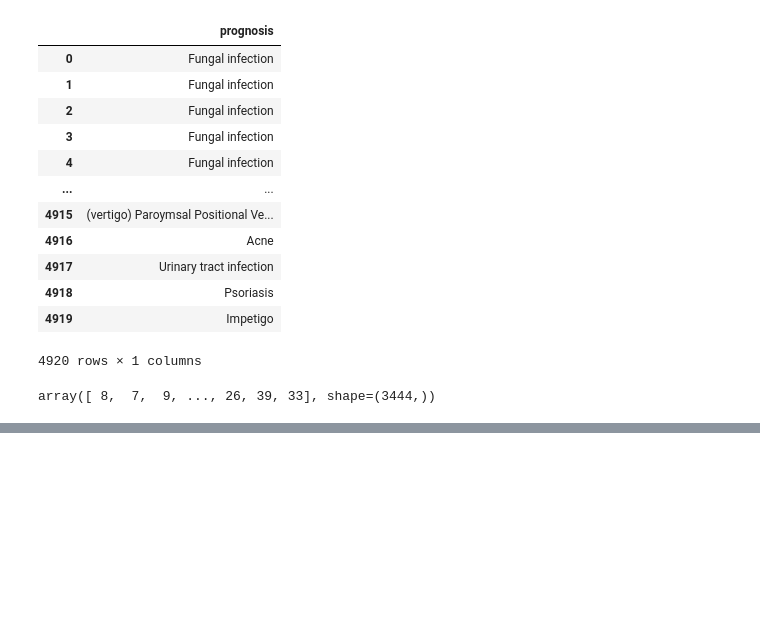
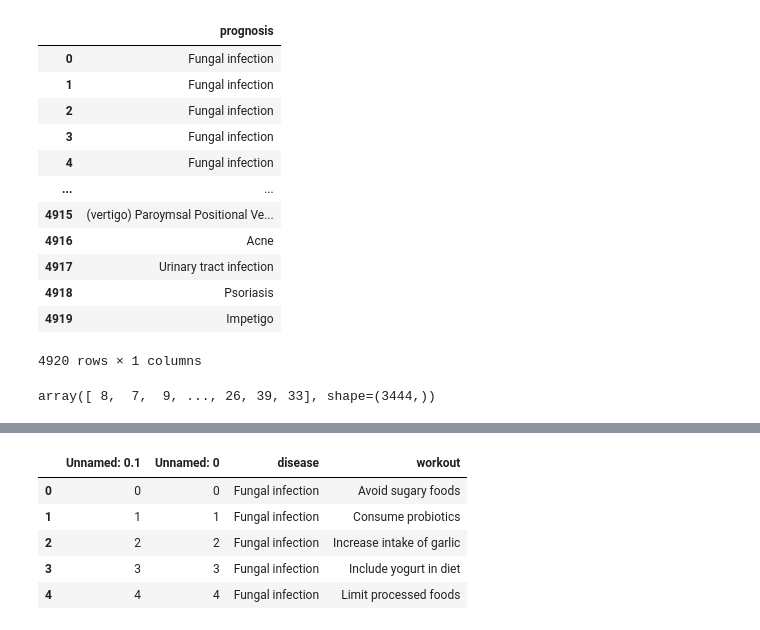
Before and after one commit to Tusharr06/Health_Predictive_System, a Jupyter notebook: model.ipynb, the cells around one changed output, grey strips where cells are left out. Drawn from its saved outputs; the diff is of its cells as text; code cells hidden in the pictures; blank space fills up the shorter version.

```diff
--- a/model.ipynb
+++ b/model.ipynb
@@ -177,0 +210,9 @@ MultinomialNB Recall: 1.0000
+# %%
+workout.head()
+# %% [output]
+|  | Unnamed: 0.1 | Unnamed: 0 | disease | workout |
+| 0 | 0 | 0 | Fungal infection | Avoid sugary foods |
+| 1 | 1 | 1 | Fungal infection | Consume probiotics |
+| 2 | 2 | 2 | Fungal infection | Increase intake of garlic |
+| 3 | 3 | 3 | Fungal infection | Include yogurt in diet |
+| 4 | 4 | 4 | Fungal infection | Limit processed foods |
```
Also changed, not shown: parts of 12 cells of this notebook, 6 other files.
